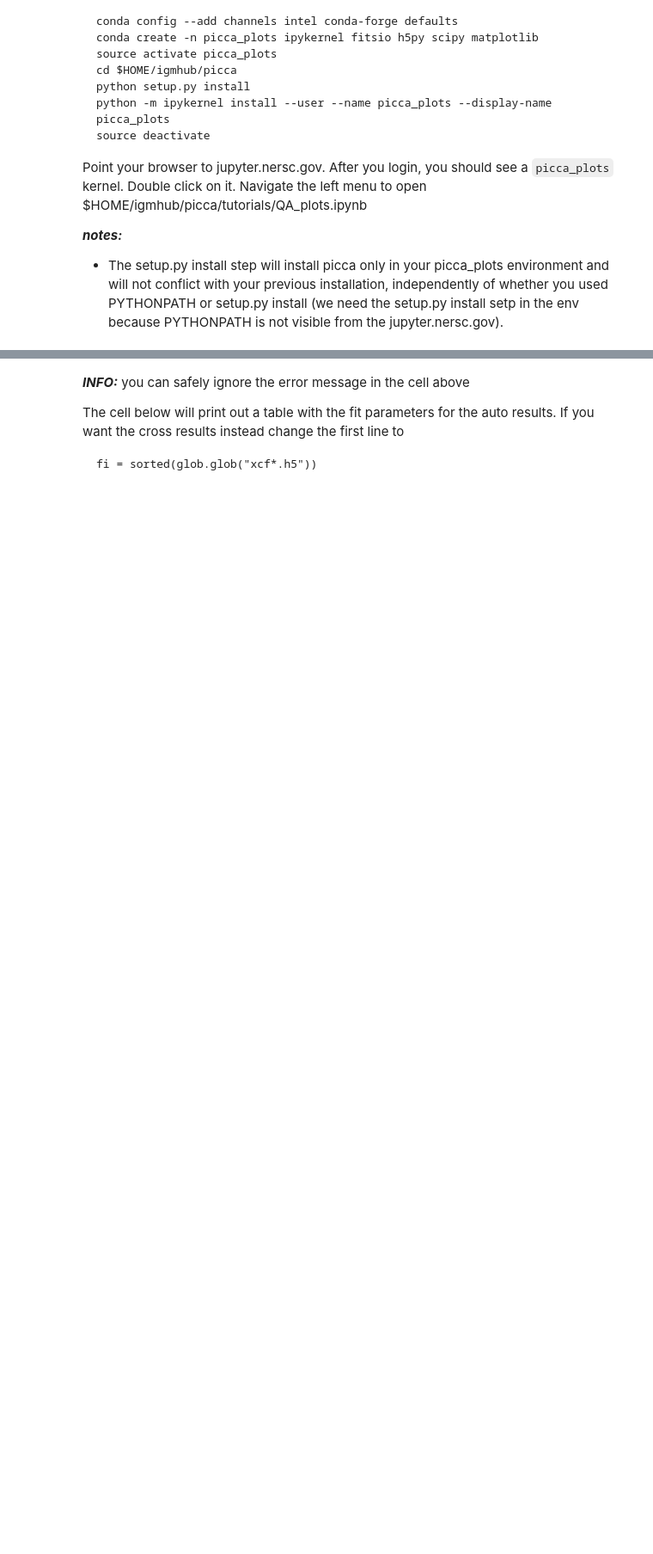
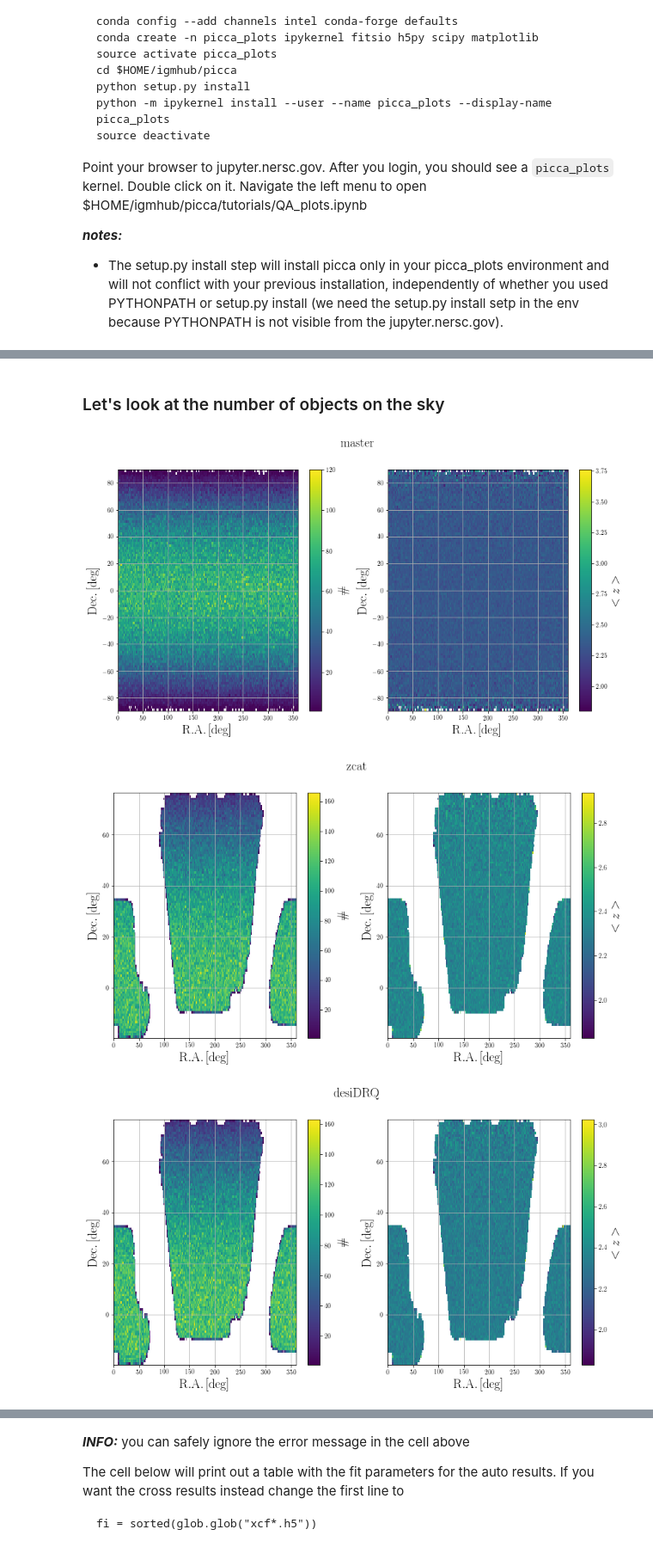
Before and after one commit to igmhub/picca, a Jupyter notebook: tutorials/QA_plots.ipynb, the cells around one changed output, grey strips where cells are left out. Shown at 86% size. Cells and saved outputs as stored; diff of their text form; code cells hidden in the pictures; blank space fills up the shorter version.

```diff
--- a/tutorials/QA_plots.ipynb
+++ b/tutorials/QA_plots.ipynb
@@ -42,0 +104,69 @@ os.chdir("/project/projectdirs/desi/mocks/lya_forest/picca/london/v4.0/quick-0.0
+# %%
+def Get_2DTProfile(ar1, ar2, ar3, nbBinsX, nbBinsY,we=None):
+
+    if we is None:
+        we = sp.ones_like(ar1)
+    d = sp.array(list(zip(ar1,ar2,ar3)))
+    number, axis = sp.histogramdd( d, (nbBinsX,nbBinsY,1))
+    weight, axis = sp.histogramdd( d, (nbBinsX,nbBinsY,1), weights=we  )
+    mean,   axis = sp.histogramdd( d, (nbBinsX,nbBinsY,1), weights=we*ar3)
+    err,    axis = sp.histogramdd( d, (nbBinsX,nbBinsY,1), weights=we*(ar3**2.))
+
+    w = number>1
+    mean[w]   /= weight[w]
+    err[w]    = sp.sqrt((err[w]/weight[w]-mean[w]**2.)/number[w])
+
+    mean   = mean[:,:,0]
+    err    = err[:,:,0]
+    number = number[:,:,0]
+
+    return mean, err, number
+# %% [markdown]
+### Let's look at the number of objects on the sky
+# %%
+sp.random.seed(42)
+nbQSO = 1000000
+for name,path in cat_path.items():
+    h = fitsio.FITS(path)
+    ra = h[1]['RA'][:]
+    dec = h[1]['DEC'][:]
+    z = h[1][redshift_key[name]][:]
+    h.close()
+    w = sp.random.choice(sp.arange(ra.size,dtype=int),size=min(ra.size,nbQSO),replace=False)
+    ra = ra[w]
+    dec = dec[w]
+    z = z[w]
+    extent = [ra.min(), ra.max(), dec.min(), dec.max()]
+
+    f, (ax1, ax2) = plt.subplots(nrows=1, ncols=2, figsize=(14,7))
+    plt.suptitle(r'$\mathrm{'+name+'}$',fontsize=20)
+
+    mean_nb, err_nb, number_nb = Get_2DTProfile(ra, dec, sp.ones(ra.size), 200, 100)
+    number_nb = sp.transpose(number_nb)
+    number_nb[number_nb==0.] = sp.nan
+    plot1 = ax1.imshow(number_nb, interpolation='nearest', origin='lower',extent=extent, aspect='auto')
+    cbar1 = plt.colorbar(plot1, ax=ax1)
+    cbar1.set_label(r'$\#$',size=20)
+    cbar1.update_ticks()
+    ax1.set_xlabel(r'$\mathrm{R.A. \, [deg]}$')
+    ax1.set_ylabel(r'$\mathrm{Dec. \, [deg]}$')
+    ax1.grid()
+
+    mean_z, err_z, number_z = Get_2DTProfile(ra, dec, z, 200, 100)
+    mean_z = sp.transpose(mean_z)
+    number_z = sp.transpose(number_z)
+    mean_z[number_z==0.] = sp.nan
+    plot2 = ax2.imshow(mean_z, interpolation='nearest', origin='lower',extent=extent, aspect='auto')
+    cbar2 = plt.colorbar(plot2,ax=ax2)
+    cbar2.set_label(r'$<z>$',size=20)
+    cbar2.update_ticks()
+    ax2.set_xlabel(r'$\mathrm{R.A. \, [deg]}$')
+    ax2.set_ylabel(r'$\mathrm{Dec. \, [deg]}$')
+    ax2.grid()
+
+    plt.subplots_adjust(wspace=0.2)
+    plt.show()
+# %% [output]
+[figure, added]
+[figure, added]
+[figure, added]
```
Also changed, not shown: parts of 76 cells of this notebook.
